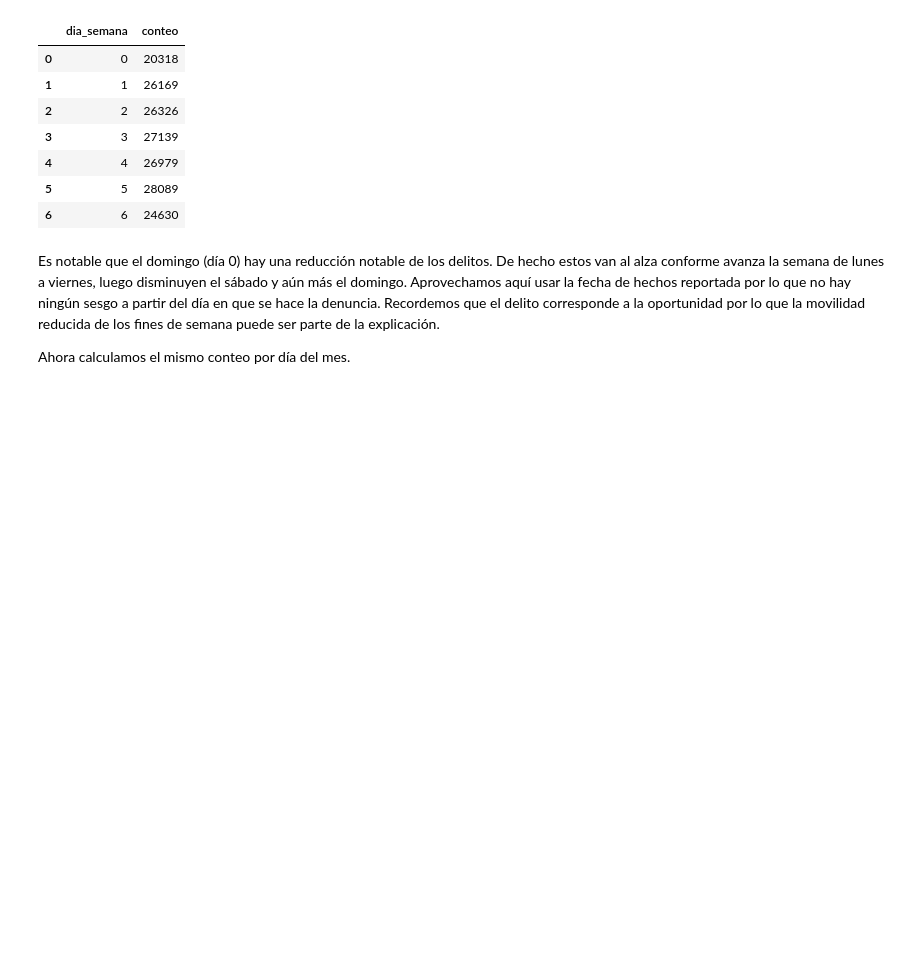
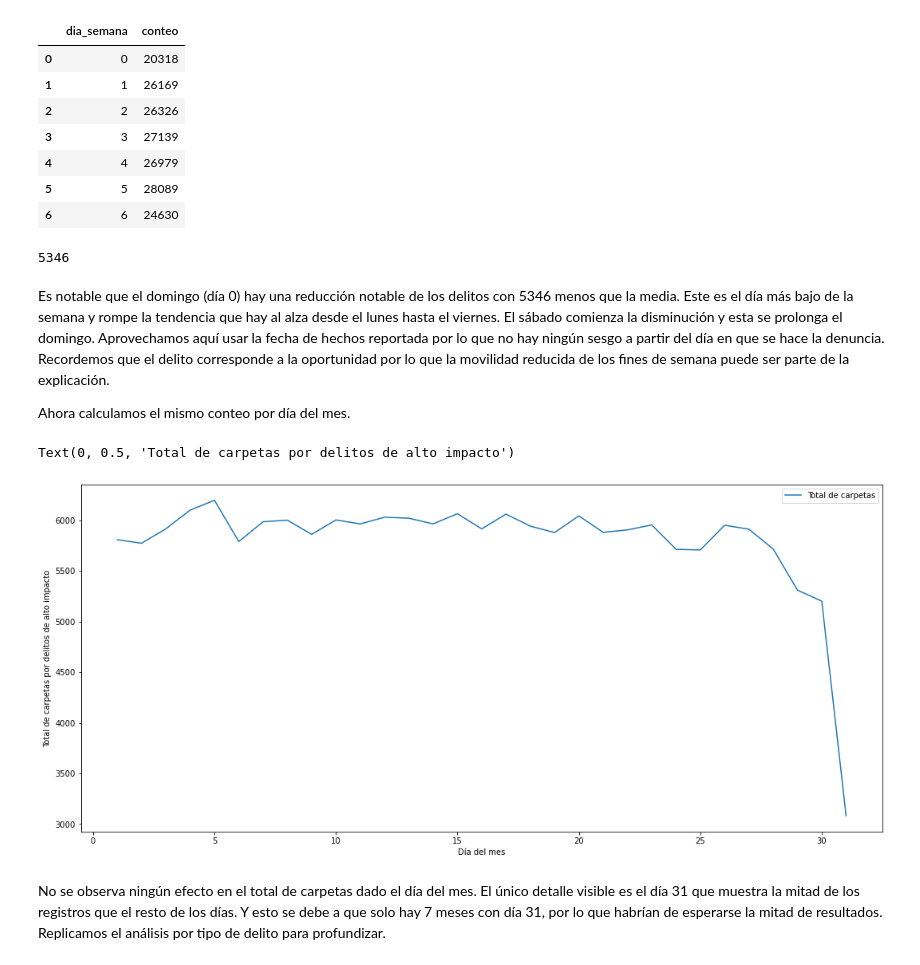
Before and after one commit to emejiafo/examenOPI, a Jupyter notebook: A/codigo/analisisExploratorio.ipynb, the cells around one changed output. Cells and saved outputs as stored; diff of their text form; code cells hidden in the pictures; blank space fills up the shorter version.

```diff
--- a/A/codigo/analisisExploratorio.ipynb
+++ b/A/codigo/analisisExploratorio.ipynb
@@ -834,10 +846,38 @@ conteo
 | 4 | 4 | 26979 |
 | 5 | 5 | 28089 |
 | 6 | 6 | 24630 |
+# %%
+25664-20318
+# %% [output]
+5346
 # %% [markdown]
-Es notable que el domingo (día 0) hay una reducción notable de los delitos. De hecho estos van al alza conforme avanza la semana de lunes a viernes, luego disminuyen el sábado y aún más el domingo. Aprovechamos aquí usar la fecha de hechos reportada por lo que no hay ningún sesgo a partir del día en que se hace la denuncia. Recordemos que el delito corresponde a la oportunidad por lo que la movilidad reducida de los fines de semana puede ser parte de la explicación.
+Es notable que el domingo (día 0) hay una reducción notable de los delitos con 5346 menos que la media. Este es el día más bajo de la semana y rompe la tendencia que hay al alza desde el lunes hasta el viernes.  El sábado comienza la disminución y esta se prolonga el domingo. Aprovechamos aquí usar la fecha de hechos reportada por lo que no hay ningún sesgo a partir del día en que se hace la denuncia. Recordemos que el delito corresponde a la oportunidad por lo que la movilidad reducida de los fines de semana puede ser parte de la explicación.
 
 Ahora calculamos el mismo conteo por día del mes.
 # %%
 # filtrar solo delitos de alto impacto después del 2018, agrupar por dia_semana y sumar sobre conteo
 conteo = df.loc[(~pd.isnull(df['cve_delito'])) & (df['inside_cdmx'] == True) & (df['fecha_hechos_clean'] >= date(2018,1,1)),].groupby(['dia_mes'],as_index=False)['conteo'].sum()
+# %%
+## hacer una gráfica de tendencia por delitos
+
+# fijar el tamaño de la figura
+plt.figure( figsize = ( 18, 8))
+
+# conteo
+sns.lineplot( x = 'dia_mes',
+             y = 'conteo',
+             data = conteo,
+             label = 'Total de carpetas')
+
+
+
+# fijar leyenda eje x
+plt.xlabel('Día del mes')
+
+#  fijar leyenda eje y
+plt.ylabel('Total de carpetas por delitos de alto impacto')
+# %% [output]
+Text(0, 0.5, 'Total de carpetas por delitos de alto impacto')
+[figure, added]
+# %% [markdown]
+No se observa ningún efecto en el total de carpetas dado el día del mes. El único detalle visible es el día 31 que muestra la mitad de los registros que el resto de los días. Y esto se debe a que solo hay 7 meses con día 31, por lo que habrían de esperarse la mitad de resultados. Replicamos el análisis por tipo de delito para profundizar.
```
Also changed, not shown: parts of 47 cells of this notebook, 1 other file.
